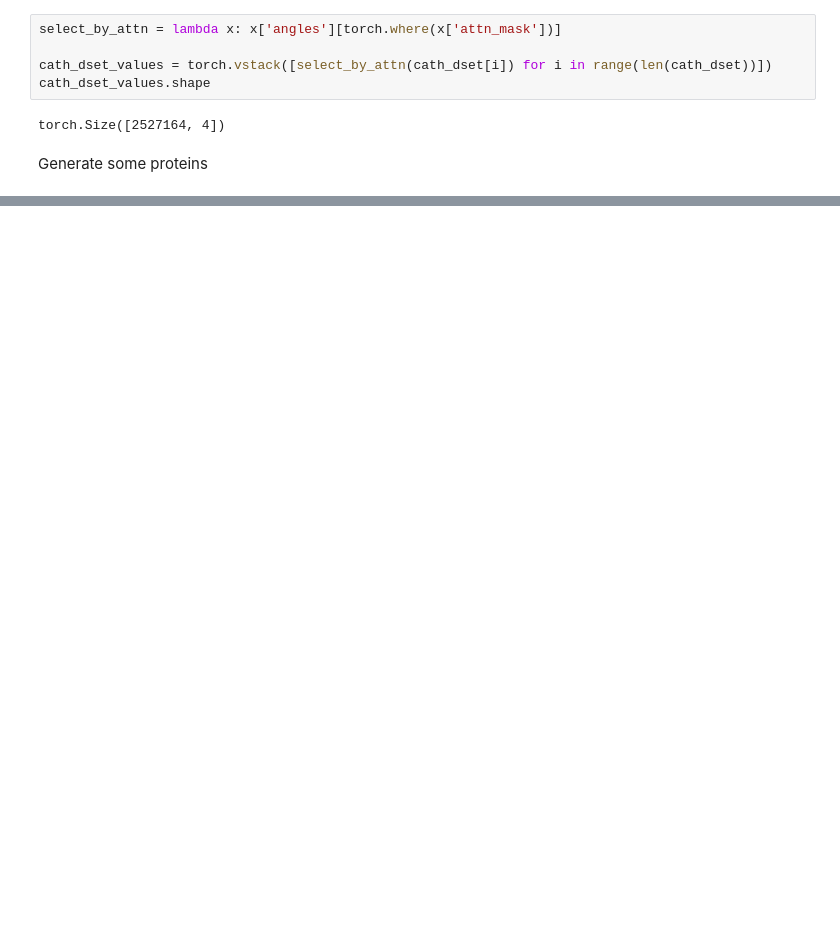
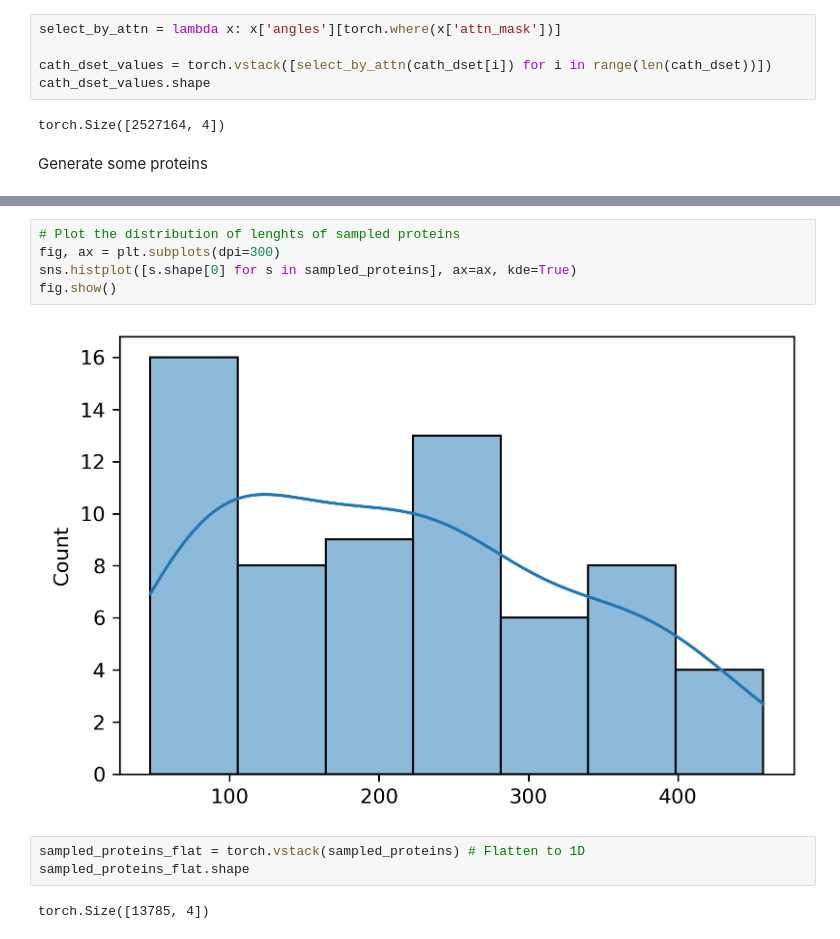
Before and after one commit to microsoft/foldingdiff, a Jupyter notebook: jupyter/bond_angle_dist_comparison.ipynb, the cells around one changed output, grey strips where cells are left out. Cells and saved outputs as stored; diff of their text form; blank space fills up the shorter version.

```diff
--- a/jupyter/bond_angle_dist_comparison.ipynb
+++ b/jupyter/bond_angle_dist_comparison.ipynb
@@ -53,0 +70,12 @@ torch.Size([262144, 4])
+# %%
+# Plot the distribution of lenghts of sampled proteins
+fig, ax = plt.subplots(dpi=300)
+sns.histplot([s.shape[0] for s in sampled_proteins], ax=ax, kde=True)
+fig.show()
+# %% [output]
+[figure, added]
+# %%
+sampled_proteins_flat = torch.vstack(sampled_proteins) # Flatten to 1D
+sampled_proteins_flat.shape
+# %% [output]
+torch.Size([13785, 4])
```
Also changed, not shown: parts of 8 cells of this notebook.
